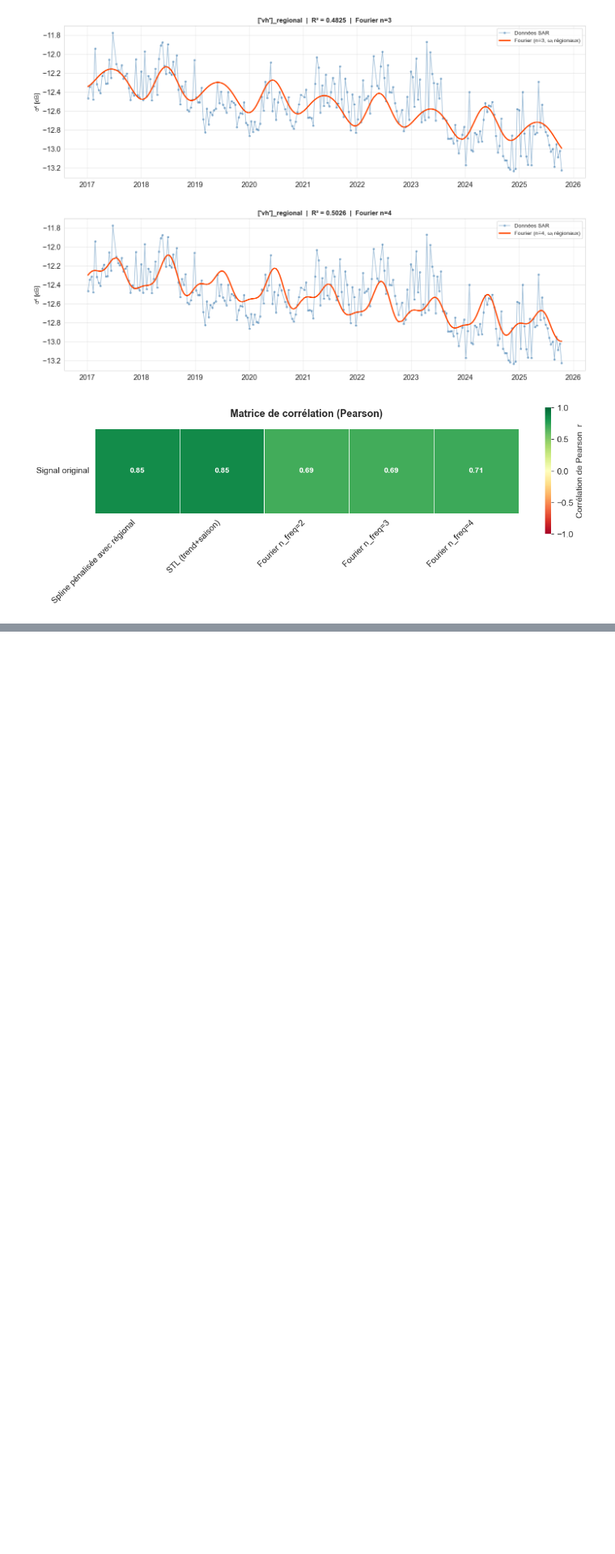
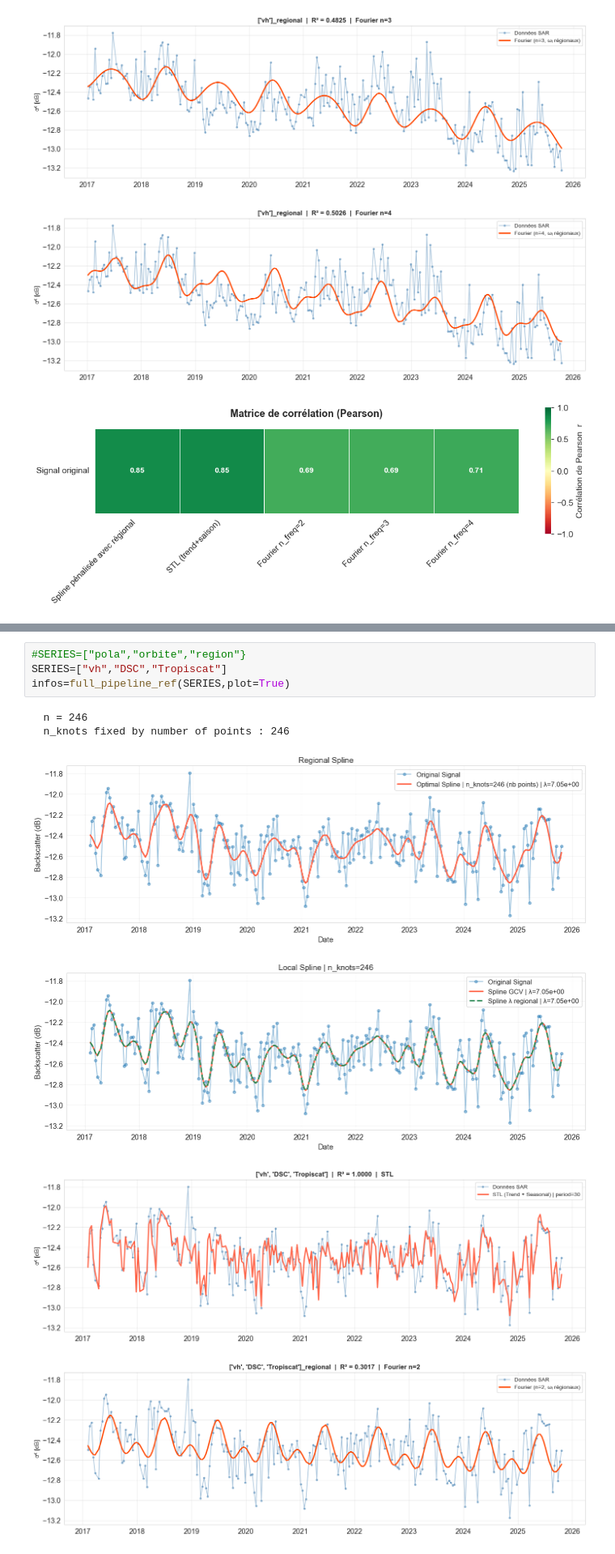
Before and after one commit to clairesn23/readingseminar, a Jupyter notebook: metafile.ipynb, the cells around one changed output, grey strips where cells are left out. Shown at 81% size. Saved outputs shown, nothing was run; the diff lists cells and outputs as text; blank space fills up the shorter version.

```diff
--- a/metafile.ipynb
+++ b/metafile.ipynb
@@ -824,0 +989,11 @@ infos= full_pipeline_reg(SERIES, plot, N_FREQ_LIST)
+# %%
+#SERIES=["pola","orbite","region"}
+SERIES=["vh","DSC","Tropiscat"]
+infos=full_pipeline_ref(SERIES,plot=True)
+# %% [output]
+  n = 246
+  n_knots fixed by number of points : 246
+[figure, added]
+[figure, added]
+[figure, added]
+[figure, added]
```
Also changed, not shown: parts of 3 cells of this notebook, 1 other file.
